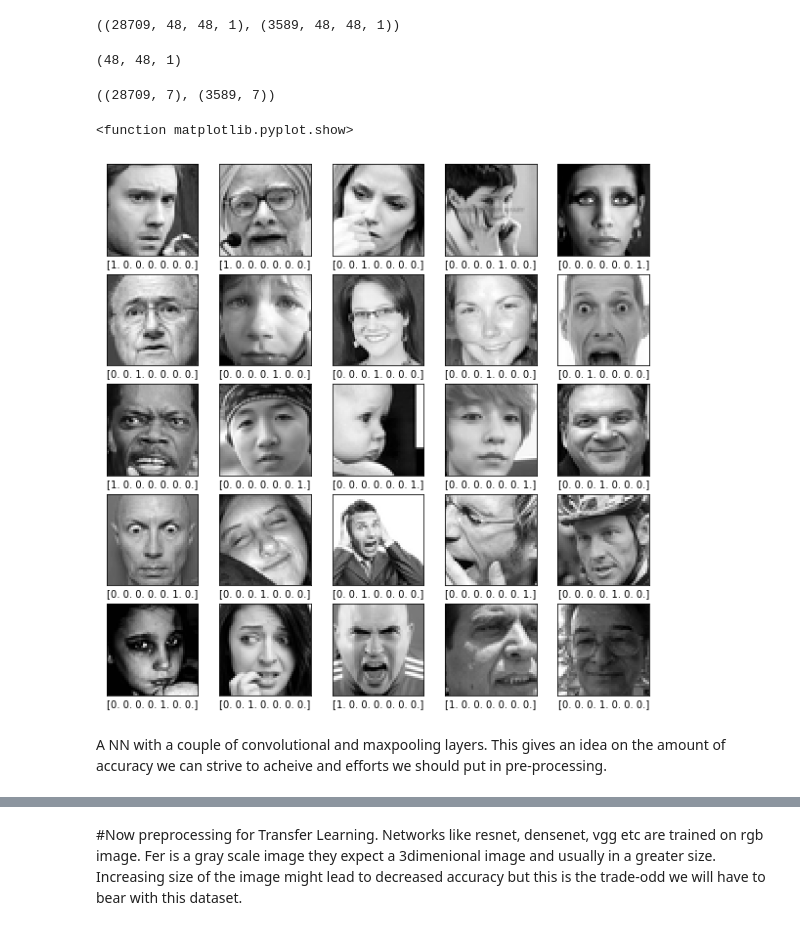
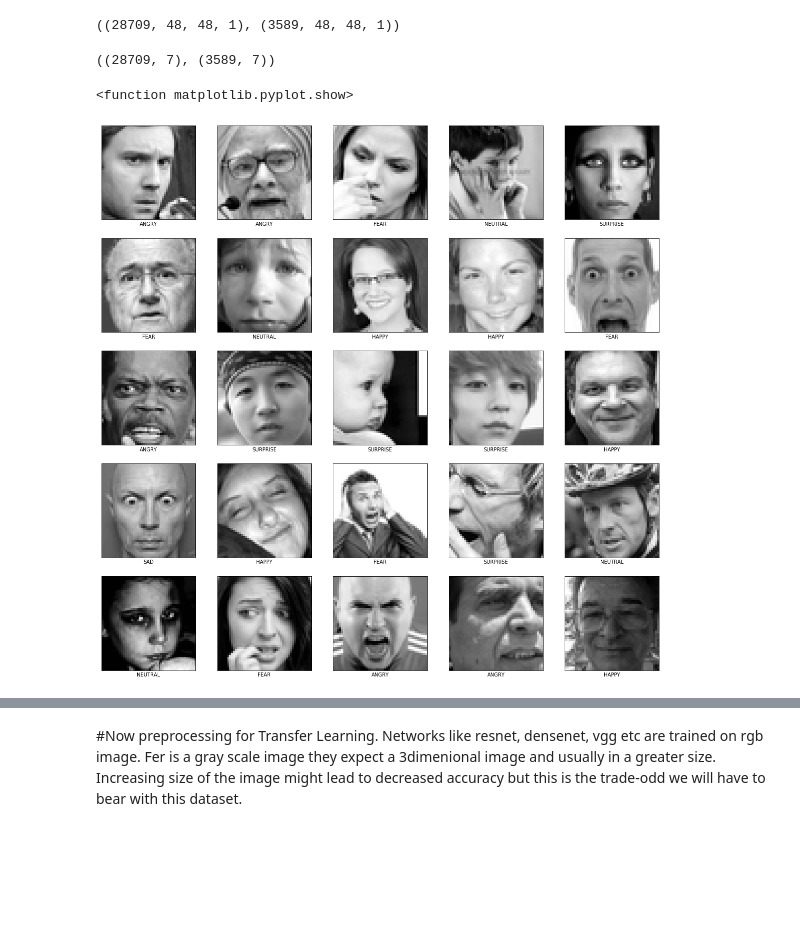
Before and after one commit to BakhtawarRehman/Facial-Emotion-Recognition, a Jupyter notebook: fer2013.ipynb, the cells around one changed output, grey strips where cells are left out. Saved outputs shown, nothing was run; the diff lists cells and outputs as text; code cells hidden in the pictures; blank space fills up the shorter version.

```diff
--- a/fer2013.ipynb
+++ b/fer2013.ipynb
@@ -88,33 +83,32 @@ x_val = x_val.reshape(-1, 48, 48, 1)
 x_train.shape, x_val.shape
 # %% [output]
 ((28709, 48, 48, 1), (3589, 48, 48, 1))
-# %%
-x_train[2870].shape
-# %% [output]
-(48, 48, 1)
 # %%
 y_train = np_utils.to_categorical(y_train)
 y_val = np_utils.to_categorical(y_val)
 y_train.shape, y_val.shape
 # %% [output]
 ((28709, 7), (3589, 7))
+# %%
+
+class_names = ['ANGRY','DISGUST','FEAR','HAPPY','NEUTRAL','SAD','SURPRISE']
 # %%
 #Here we are going to display the data
 # TO See how it looks like
 # Earlier we re-format the data and each image dimension = (48,48,1)
-plt.figure(figsize=(10,10))
+plt.figure(figsize=(20,20))
 for i in range(25):
     plt.subplot(5,5,i+1)
     plt.xticks([])
     plt.yticks([])
     plt.grid(False)
     # matplot lib's plt need this to be squeezed into (48,48); otherwise it will show an error.
     plt.imshow(np.squeeze(x_train[i]), cmap='gray')
-    plt.xlabel(y_train[i])
+    plt.xlabel(class_names[np.argmax(y_train[i])])
 plt.show
 # %% [output]
 <function matplotlib.pyplot.show>
-[figure, old version]
+[figure, new version]
 # %%
 num_features = 64
 num_labels = 7
@@ -125,2 +116,0 @@ width =48
-# %% [markdown]
-A NN with a couple of convolutional and maxpooling layers. This gives an idea on the amount of accuracy we can strive to acheive and efforts we should put in pre-processing.
```
Also changed, not shown: parts of 43 cells of this notebook.
